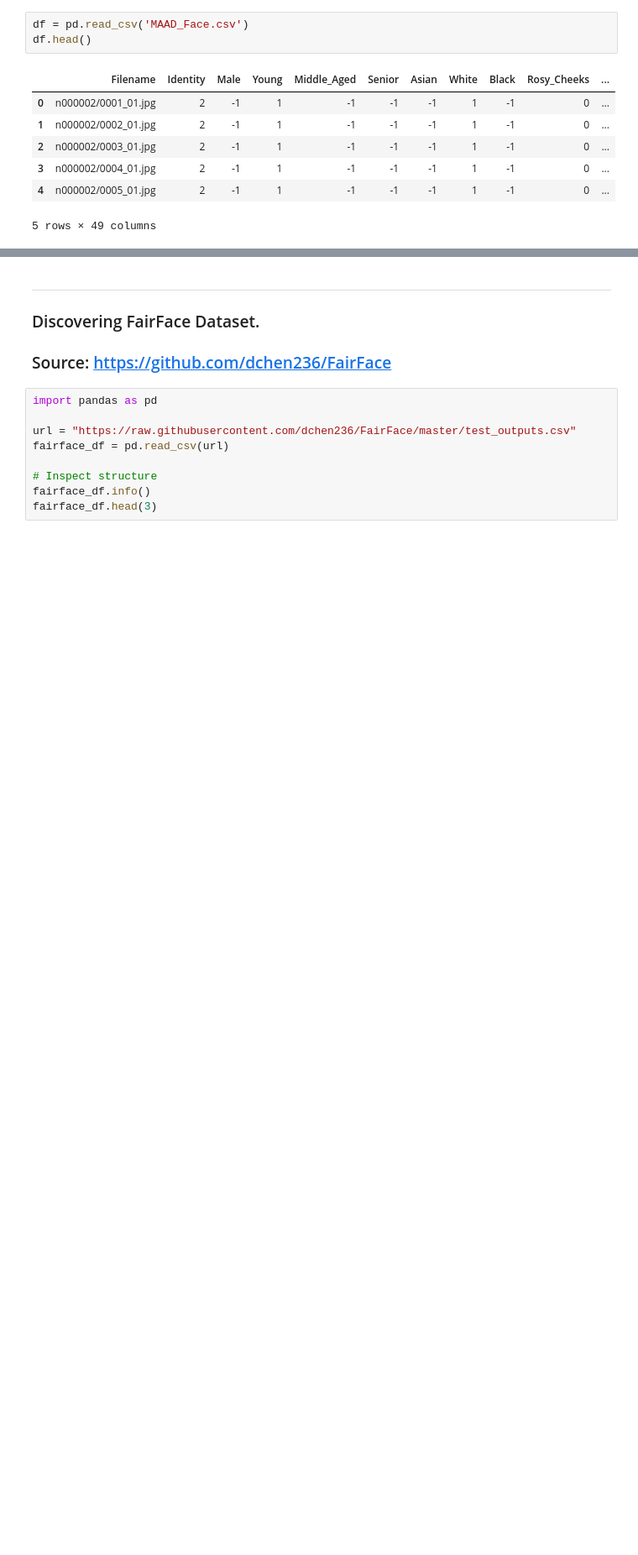
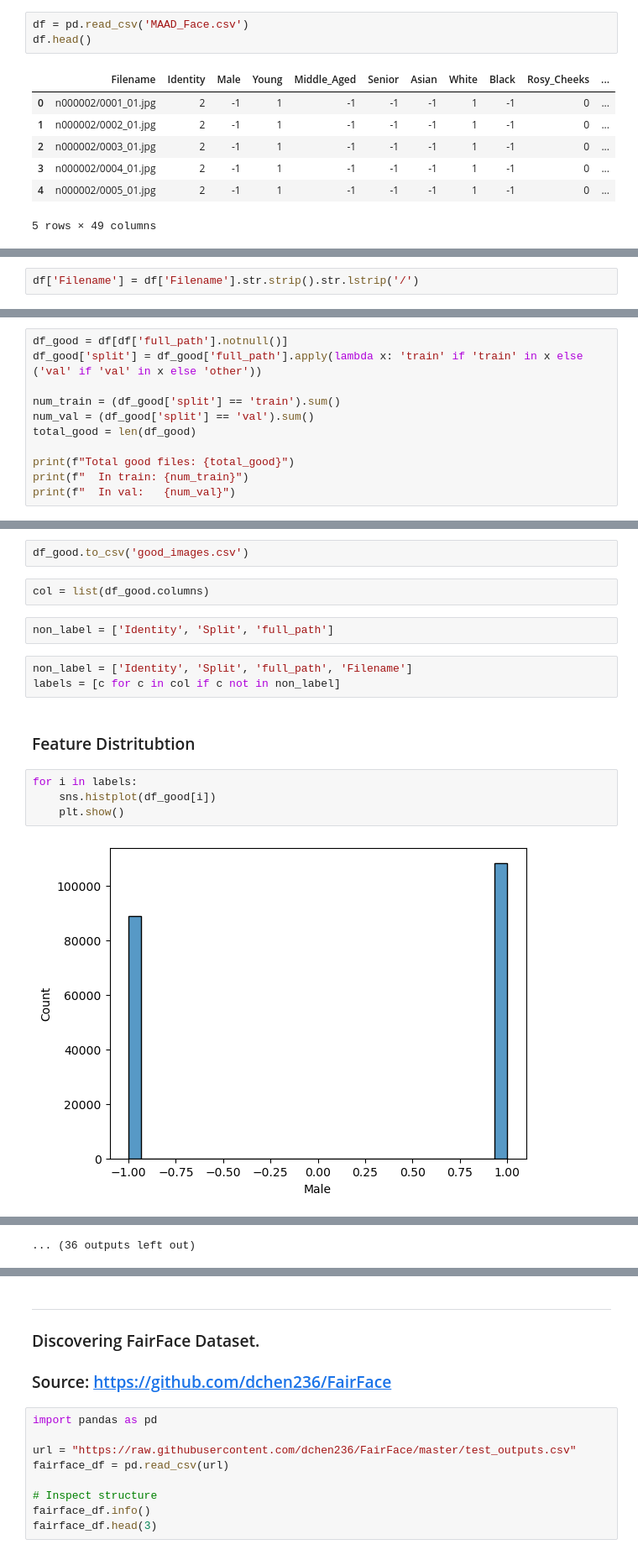
Before and after one commit to malkhawaldeh/Smart-Surveillance-System, a Jupyter notebook: final_project.ipynb, the cells around one changed output, grey strips where cells are left out. Shown at 84% size. Cells and saved outputs as stored; diff of their text form; blank space fills up the shorter version.

```diff
--- a/final_project.ipynb
+++ b/final_project.ipynb
@@ -503,0 +504,2 @@ array([2, 3, 4, ..., 9289, 9291, 9294], dtype=object)
+# %%
+df['Filename'] = df['Filename'].str.strip().str.lstrip('/')
@@ -503,0 +554,11 @@ array([2, 3, 4, ..., 9289, 9291, 9294], dtype=object)
+# %%
+df_good = df[df['full_path'].notnull()]
+df_good['split'] = df_good['full_path'].apply(lambda x: 'train' if 'train' in x else ('val' if 'val' in x else 'other'))
+
+num_train = (df_good['split'] == 'train').sum()
+num_val = (df_good['split'] == 'val').sum()
+total_good = len(df_good)
+
+print(f"Total good files: {total_good}")
+print(f"  In train: {num_train}")
+print(f"  In val:   {num_val}")
@@ -503,0 +574,17 @@ array([2, 3, 4, ..., 9289, 9291, 9294], dtype=object)
+# %%
+df_good.to_csv('good_images.csv')
+# %%
+col = list(df_good.columns)
+# %%
+non_label = ['Identity', 'Split', 'full_path']
+# %%
+non_label = ['Identity', 'Split', 'full_path', 'Filename']
+labels = [c for c in col if c not in non_label]
+# %% [markdown]
+### Feature Distritubtion
+# %%
+for i in labels:
+    sns.histplot(df_good[i])
+    plt.show()
+# %% [output]
+[figure, added]
@@ -503,0 +602 @@ array([2, 3, 4, ..., 9289, 9291, 9294], dtype=object)
+... (36 outputs left out)
```
Also changed, not shown: parts of 19 cells of this notebook.
